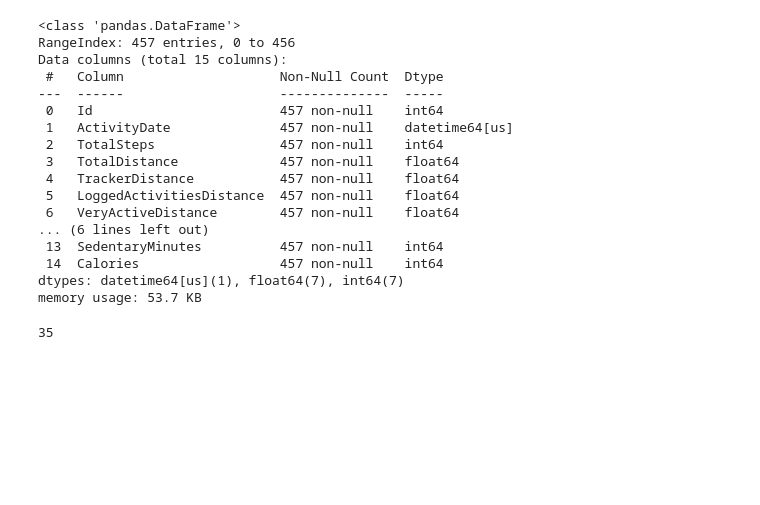
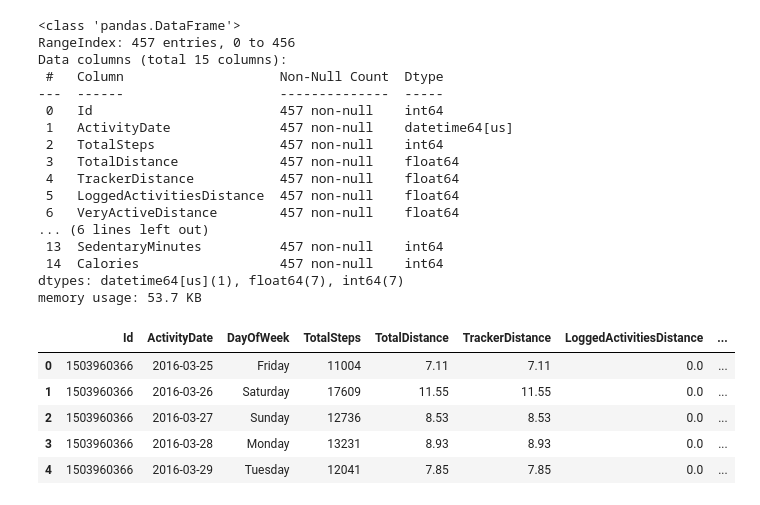
Before and after one commit to sashimiyuh/Data-Analyst-Portfolio, a Jupyter notebook: Bellabeat Case Study.ipynb, the cells around one changed output. Cells and saved outputs as stored; diff of their text form; code cells hidden in the pictures; blank space fills up the shorter version.

```diff
--- a/Bellabeat Case Study.ipynb
+++ b/Bellabeat Case Study.ipynb
@@ -61,8 +61,19 @@ Data columns (total 15 columns):
  14  Calories                  457 non-null    int64
 dtypes: datetime64[us](1), float64(7), int64(7)
 memory usage: 53.7 KB
-# %%
-#Counting no. of users in the dataset
-daily_activity['Id'].nunique()
-# %% [output]
-35
+# %%
+#Creating a new column for days of the week
+daily_activity['DayOfWeek'] = daily_activity['ActivityDate'].dt.day_name()
+#Rearranging columns for easier visibility
+cols = list(daily_activity.columns)
+cols.insert(cols.index('ActivityDate') + 1, cols.pop(cols.index('DayOfWeek')))
+daily_activity = daily_activity[cols]
+#Confirming
+daily_activity.head()
+# %% [output]
+|  | Id | ActivityDate | DayOfWeek | TotalSteps | TotalDistance | TrackerDistance | LoggedActivitiesDistance | ... |
+| 0 | 1503960366 | 2016-03-25 | Friday | 11004 | 7.11 | 7.11 | 0.0 | ... |
+| 1 | 1503960366 | 2016-03-26 | Saturday | 17609 | 11.55 | 11.55 | 0.0 | ... |
+| 2 | 1503960366 | 2016-03-27 | Sunday | 12736 | 8.53 | 8.53 | 0.0 | ... |
+| 3 | 1503960366 | 2016-03-28 | Monday | 13231 | 8.93 | 8.93 | 0.0 | ... |
+| 4 | 1503960366 | 2016-03-29 | Tuesday | 12041 | 7.85 | 7.85 | 0.0 | ... |
```
Also changed, not shown: parts of 8 cells of this notebook.
